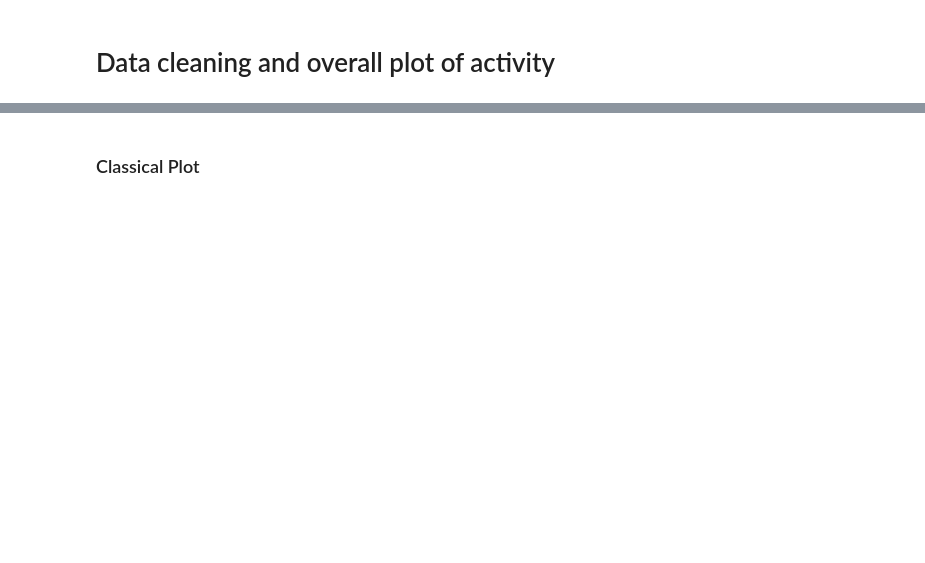
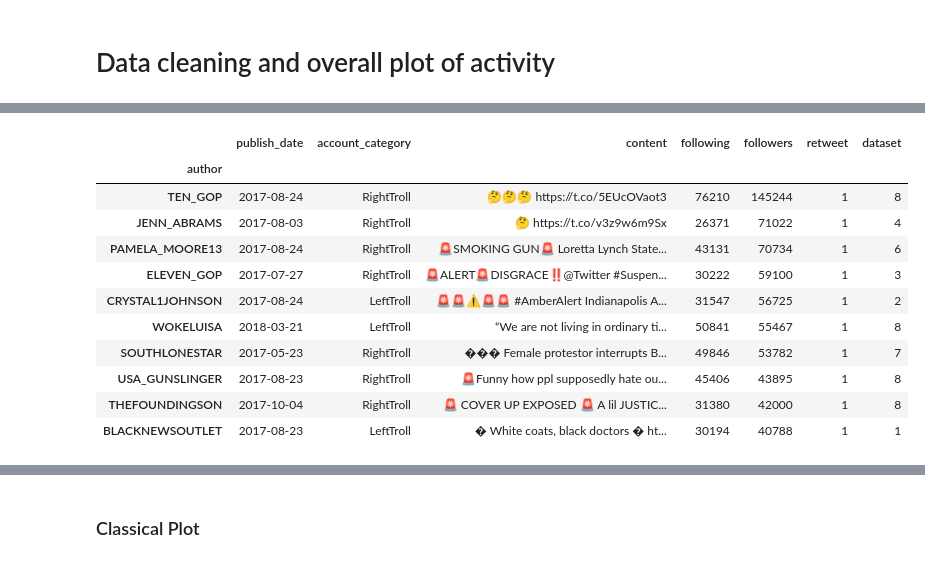
Before and after one commit to Jprost/ADA-Proj-18, a Jupyter notebook: Plot and Word Analysis.ipynb, the cells around one changed output, grey strips where cells are left out. Saved outputs shown, nothing was run; the diff lists cells and outputs as text; code cells hidden in the pictures; blank space fills up the shorter version.

```diff
--- a/Plot and Word Analysis.ipynb
+++ b/Plot and Word Analysis.ipynb
@@ -40,0 +105,17 @@ for dataset in range(1,9):
+# %%
+#Some have a very high number of followers, let's see.
+#Carefull, number of followers evolve with time... might be intresting to see
+tweet_data.loc[tweet_data.followers>10000,].groupby('author').max().sort_values('followers', ascending=False).head(10)
+# %% [output]
+|  | publish_date | account_category | content | following | followers | retweet | dataset |
+| author |  |  |  |  |  |  |  |
+| TEN_GOP | 2017-08-24 | RightTroll | 🤔🤔🤔 https://t.co/5EUcOVaot3 | 76210 | 145244 | 1 | 8 |
+| JENN_ABRAMS | 2017-08-03 | RightTroll | 🤔 https://t.co/v3z9w6m9Sx | 26371 | 71022 | 1 | 4 |
+| PAMELA_MOORE13 | 2017-08-24 | RightTroll | 🚨SMOKING GUN🚨 Loretta Lynch State... | 43131 | 70734 | 1 | 6 |
+| ELEVEN_GOP | 2017-07-27 | RightTroll | 🚨ALERT🚨DISGRACE‼️@Twitter #Suspen... | 30222 | 59100 | 1 | 3 |
+| CRYSTAL1JOHNSON | 2017-08-24 | LeftTroll | 🚨🚨⚠️🚨🚨 #AmberAlert Indianapolis A... | 31547 | 56725 | 1 | 2 |
+| WOKELUISA | 2018-03-21 | LeftTroll | “We are not living in ordinary ti... | 50841 | 55467 | 1 | 8 |
+| SOUTHLONESTAR | 2017-05-23 | RightTroll | ��� Female protestor interrupts B... | 49846 | 53782 | 1 | 7 |
+| USA_GUNSLINGER | 2017-08-23 | RightTroll | 🚨Funny how ppl supposedly hate ou... | 45406 | 43895 | 1 | 8 |
+| THEFOUNDINGSON | 2017-10-04 | RightTroll | 🚨 COVER UP EXPOSED 🚨 A lil JUSTIC... | 31380 | 42000 | 1 | 8 |
+| BLACKNEWSOUTLET | 2017-08-23 | LeftTroll | � White coats, black doctors � ht... | 30194 | 40788 | 1 | 1 |
```
Also changed, not shown: parts of 21 cells of this notebook, 2 other files.
